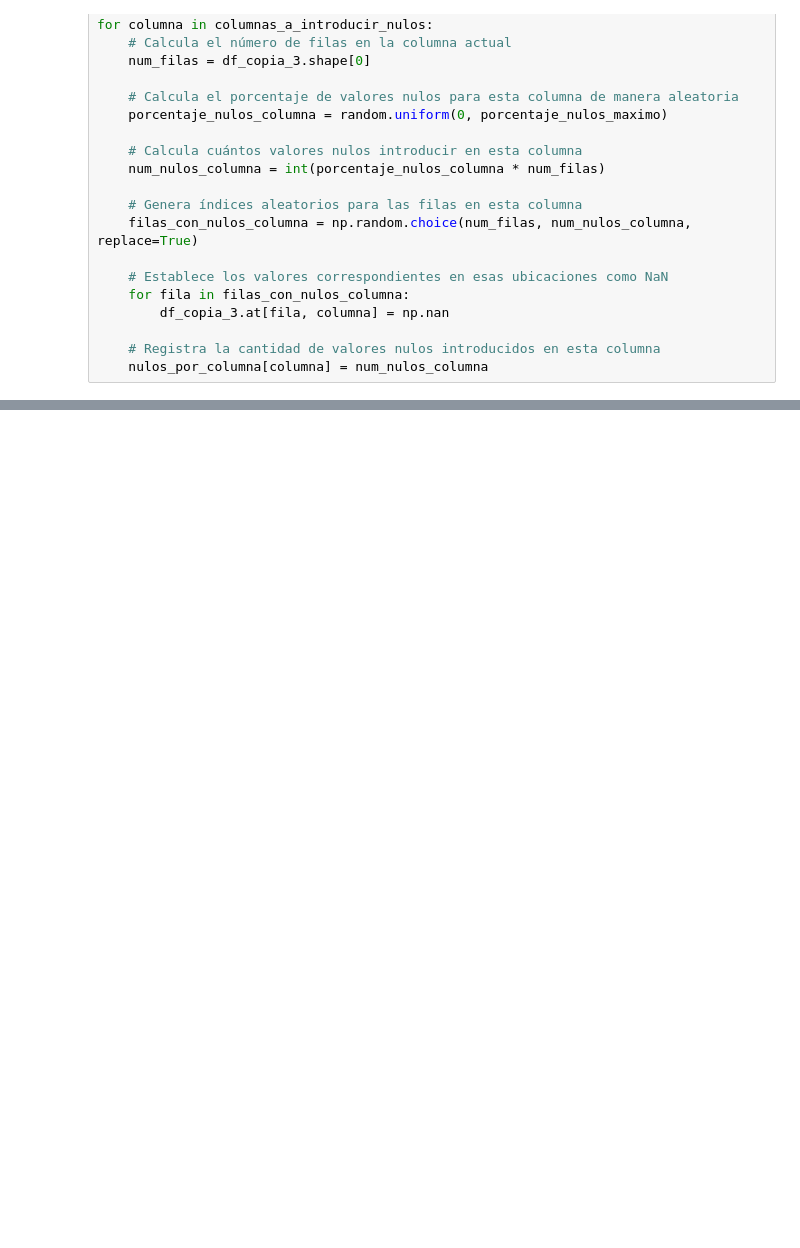
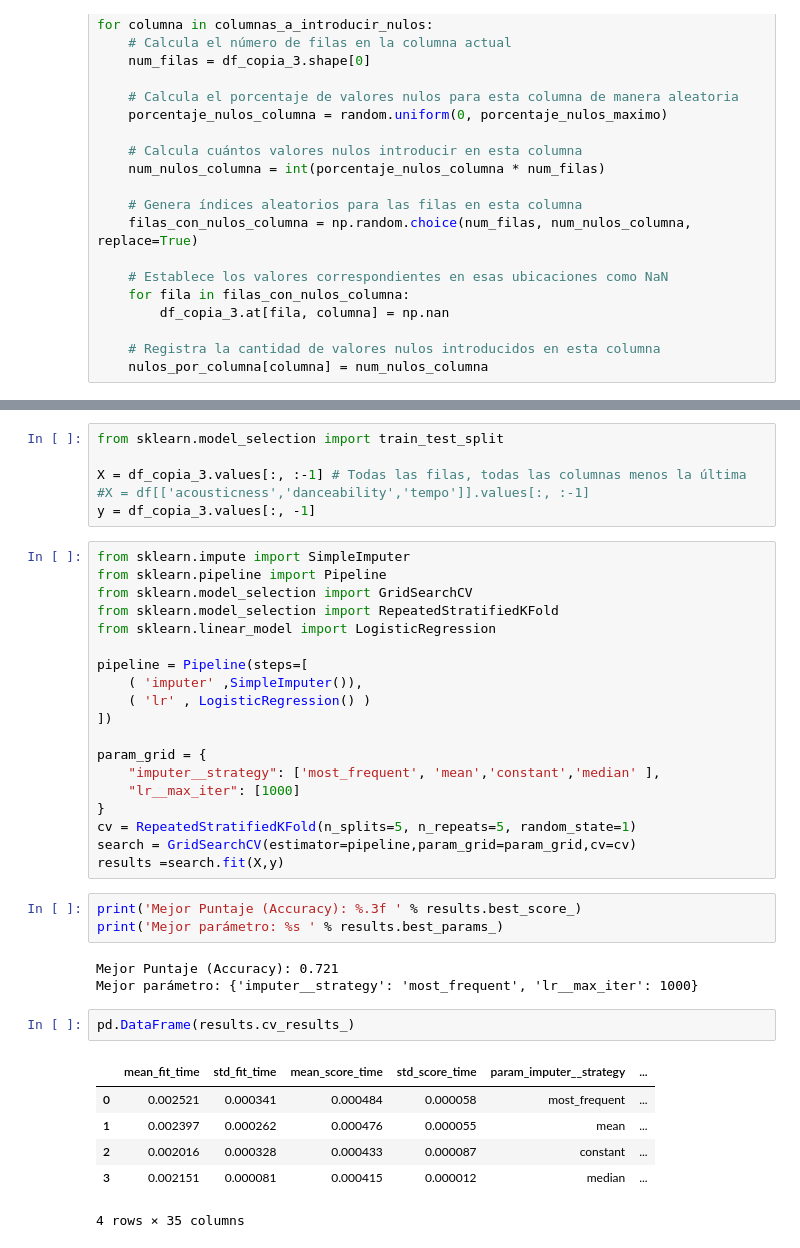
Before and after one commit to jorgeceferinovaldez/tp_final_analisis_datos, a Jupyter notebook: tp_grupal.ipynb, the cells around one changed output, grey strips where cells are left out. Cells and saved outputs as stored; diff of their text form; blank space fills up the shorter version.

Commit message:
Agregado la imputacion estadistica con GridSearchCV

```diff
--- a/tp_grupal.ipynb
+++ b/tp_grupal.ipynb
@@ -923,0 +971,40 @@ df_copia_3.head()
+# %%
+from sklearn.model_selection import train_test_split
+
+X = df_copia_3.values[:, :-1] # Todas las filas, todas las columnas menos la última
+#X = df[['acousticness','danceability','tempo']].values[:, :-1]
+y = df_copia_3.values[:, -1]
+# %%
+from sklearn.impute import SimpleImputer
+from sklearn.pipeline import Pipeline
+from sklearn.model_selection import GridSearchCV
+from sklearn.model_selection import RepeatedStratifiedKFold
+from sklearn.linear_model import LogisticRegression
+
+pipeline = Pipeline(steps=[
+    ( 'imputer' ,SimpleImputer()),
+    ( 'lr' , LogisticRegression() )
+])
+
+param_grid = {
+    "imputer__strategy": ['most_frequent', 'mean','constant','median' ],
+    "lr__max_iter": [1000]
+}
+cv = RepeatedStratifiedKFold(n_splits=5, n_repeats=5, random_state=1)
+search = GridSearchCV(estimator=pipeline,param_grid=param_grid,cv=cv)
+results =search.fit(X,y)
+# %%
+print('Mejor Puntaje (Accuracy): %.3f ' % results.best_score_)
+print('Mejor parámetro: %s ' % results.best_params_)
+# %% [output]
+Mejor Puntaje (Accuracy): 0.721
+Mejor parámetro: {'imputer__strategy': 'most_frequent', 'lr__max_iter': 1000}
+# %%
+pd.DataFrame(results.cv_results_)
+# %% [output]
+|  | mean_fit_time | std_fit_time | mean_score_time | std_score_time | param_imputer__strategy | ... |
+| 0 | 0.002521 | 0.000341 | 0.000484 | 0.000058 | most_frequent | ... |
+| 1 | 0.002397 | 0.000262 | 0.000476 | 0.000055 | mean | ... |
+| 2 | 0.002016 | 0.000328 | 0.000433 | 0.000087 | constant | ... |
+| 3 | 0.002151 | 0.000081 | 0.000415 | 0.000012 | median | ... |
+4 rows × 35 columns
```
Also changed, not shown: parts of 14 cells of this notebook.
